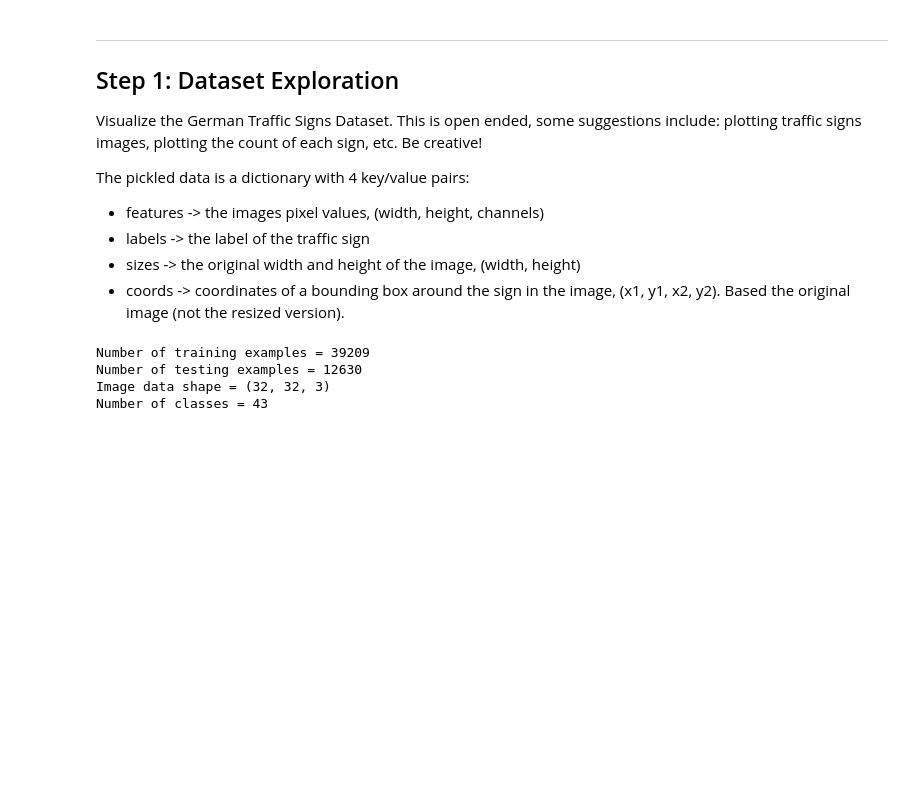
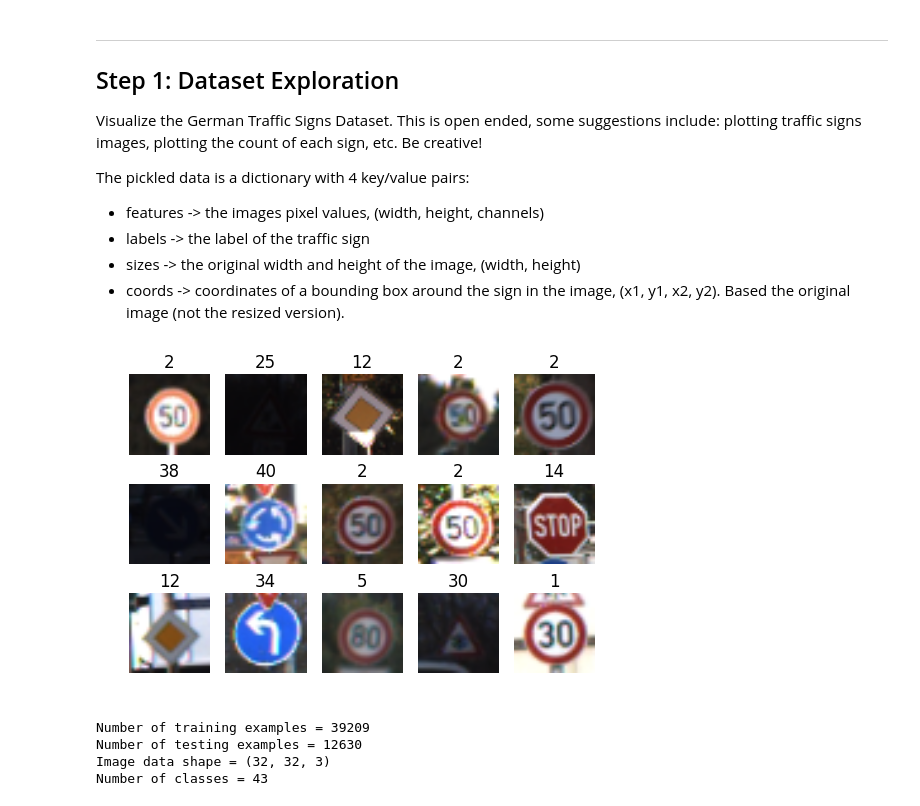
Before and after one commit to deniskrut/traffic-signs, a Jupyter notebook: Traffic_Signs_Recognition.ipynb, the cells around one changed output. Saved outputs shown, nothing was run; the diff lists cells and outputs as text; code cells hidden in the pictures; blank space fills up the shorter version.

```diff
--- a/Traffic_Signs_Recognition.ipynb
+++ b/Traffic_Signs_Recognition.ipynb
@@ -39,6 +39,40 @@ with open(testing_file, mode='rb') as f:
 
 X_train, y_train = train['features'], train['labels']
 X_test, y_test = test['features'], test['labels']
+# %%
+### Data exploration visualization goes here.
+### Feel free to use as many code cells as needed.
+
+import matplotlib.pyplot as plt
+from random import randint
+import numpy as np
+import math
+%matplotlib inline
+
+number_of_test_images_to_show = 15
+indexes_of_test_images_to_show = np.random.choice(len(X_train), number_of_test_images_to_show)
+
+def show_images(images, labels, indexes_of_images_to_show, cmap = None):
+    assert len(images) == len(labels)
+
+    images_per_row = 5
+    images_per_colon = math.ceil(len(indexes_of_images_to_show) / images_per_row)
+    cur_image = 1
+
+    for index in indexes_of_images_to_show:
+        image = images[index]
+        label = labels[index]
+
+        subplot = plt.subplot(images_per_colon, images_per_row, cur_image)
+        plt.axis('off')
+        plt.imshow(image, cmap = cmap)
+        subplot.set_title(label)
+
+        cur_image += 1
+
+show_images(X_train, y_train, indexes_of_test_images_to_show)
+# %% [output]
+[figure, added]
 # %%
 ### To start off let's do a basic data summary.
 
```
Also changed, not shown: parts of 8 cells of this notebook.
